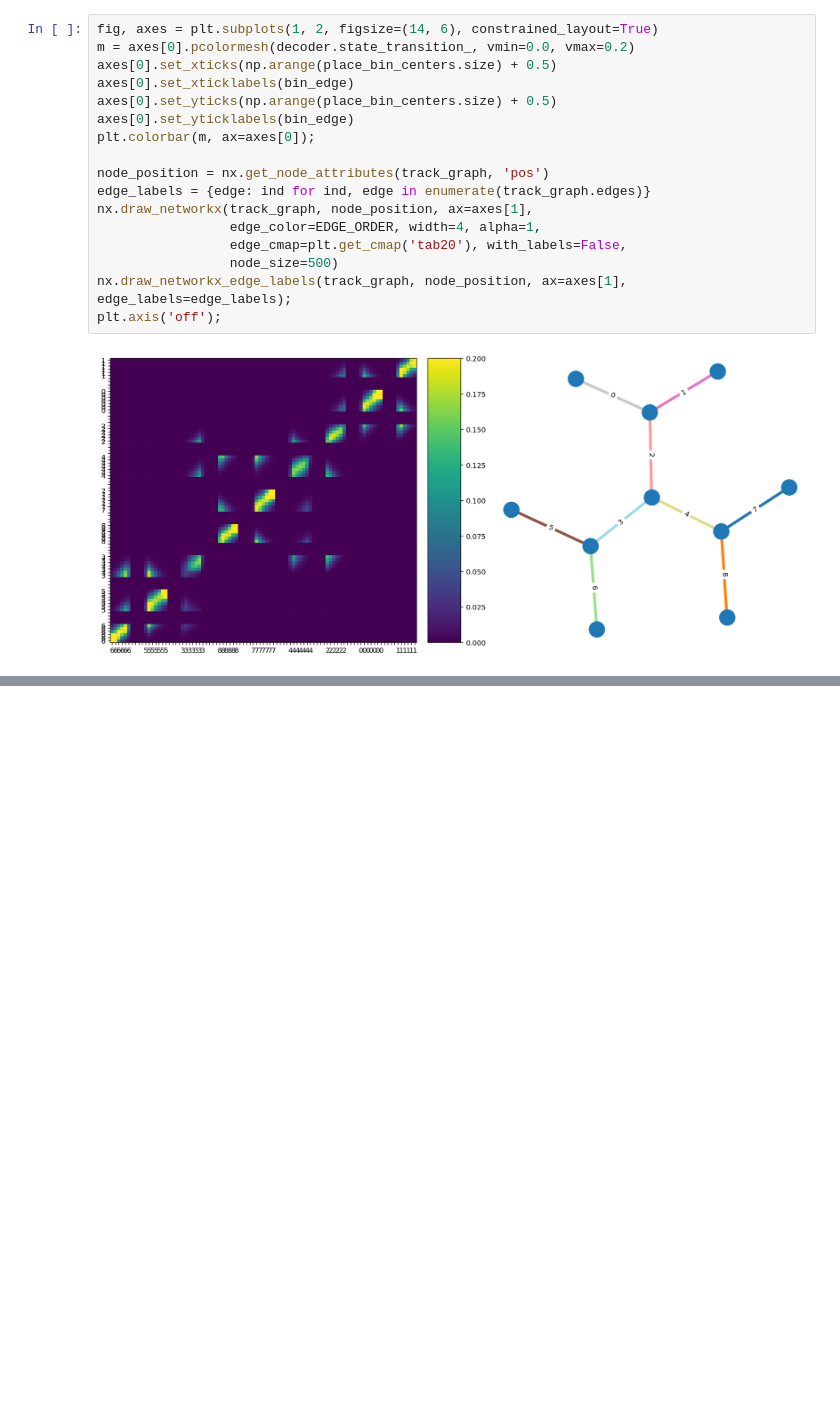
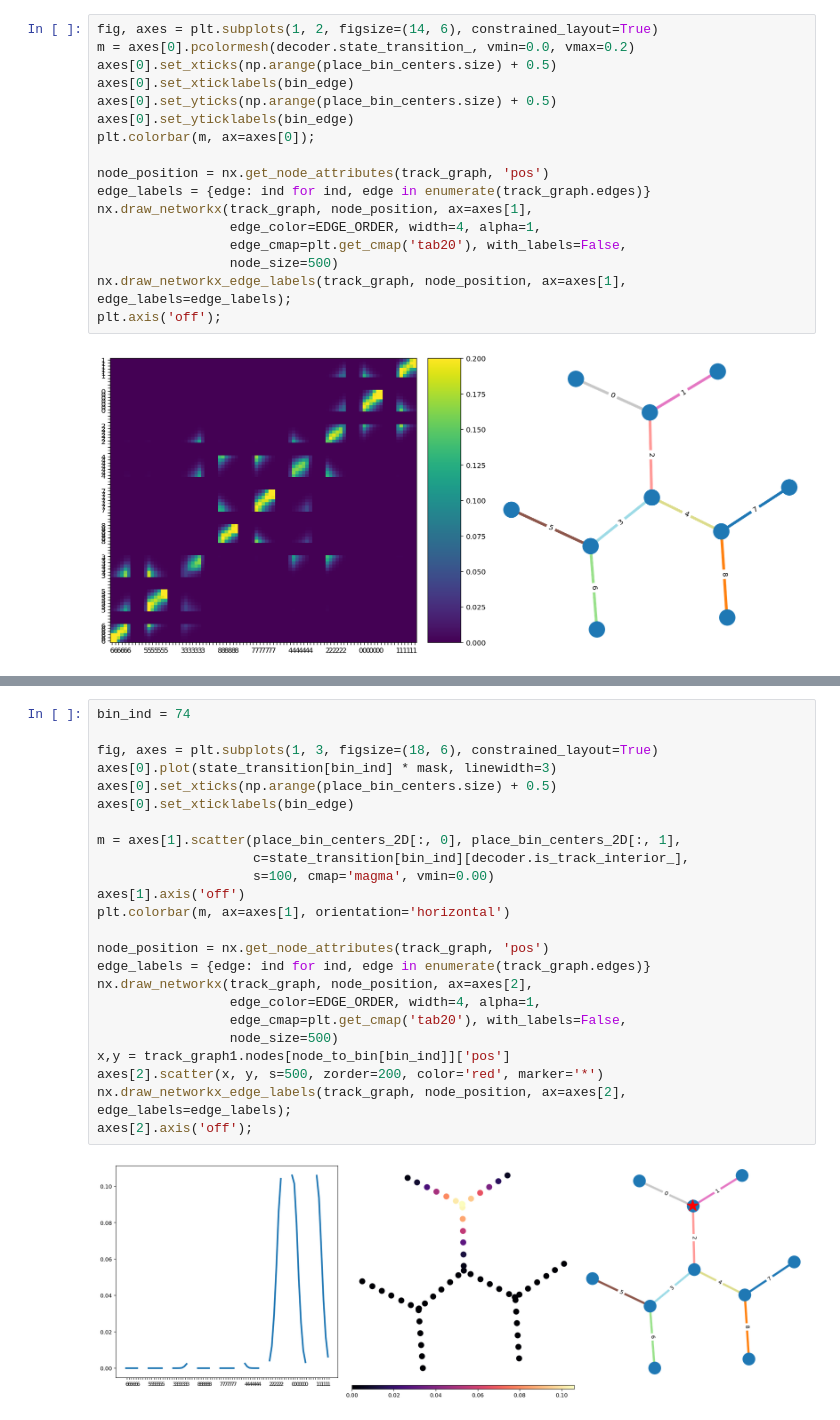
Before and after one commit to edeno/ac_clusterless_decoding, a Jupyter notebook: notebooks/2020_01_03_Random_Walk_Approx_Bin_Center.ipynb, the cells around one changed output, grey strips where cells are left out. Drawn from its saved outputs; the diff is of its cells as text; blank space fills up the shorter version.

```diff
--- a/notebooks/2020_01_03_Random_Walk_Approx_Bin_Center.ipynb
+++ b/notebooks/2020_01_03_Random_Walk_Approx_Bin_Center.ipynb
@@ -405,0 +438,26 @@ axes[2].axis('off');
+# %%
+bin_ind = 74
+
+fig, axes = plt.subplots(1, 3, figsize=(18, 6), constrained_layout=True)
+axes[0].plot(state_transition[bin_ind] * mask, linewidth=3)
+axes[0].set_xticks(np.arange(place_bin_centers.size) + 0.5)
+axes[0].set_xticklabels(bin_edge)
+
+m = axes[1].scatter(place_bin_centers_2D[:, 0], place_bin_centers_2D[:, 1],
+                    c=state_transition[bin_ind][decoder.is_track_interior_],
+                    s=100, cmap='magma', vmin=0.00)
+axes[1].axis('off')
+plt.colorbar(m, ax=axes[1], orientation='horizontal')
+
+node_position = nx.get_node_attributes(track_graph, 'pos')
+edge_labels = {edge: ind for ind, edge in enumerate(track_graph.edges)}
+nx.draw_networkx(track_graph, node_position, ax=axes[2],
+                 edge_color=EDGE_ORDER, width=4, alpha=1,
+                 edge_cmap=plt.get_cmap('tab20'), with_labels=False,
+                 node_size=500)
+x,y = track_graph1.nodes[node_to_bin[bin_ind]]['pos']
+axes[2].scatter(x, y, s=500, zorder=200, color='red', marker='*')
+nx.draw_networkx_edge_labels(track_graph, node_position, ax=axes[2], edge_labels=edge_labels);
+axes[2].axis('off');
+# %% [output]
+[figure, added]
```
Also changed, not shown: parts of 23 cells of this notebook, 1 other file.
